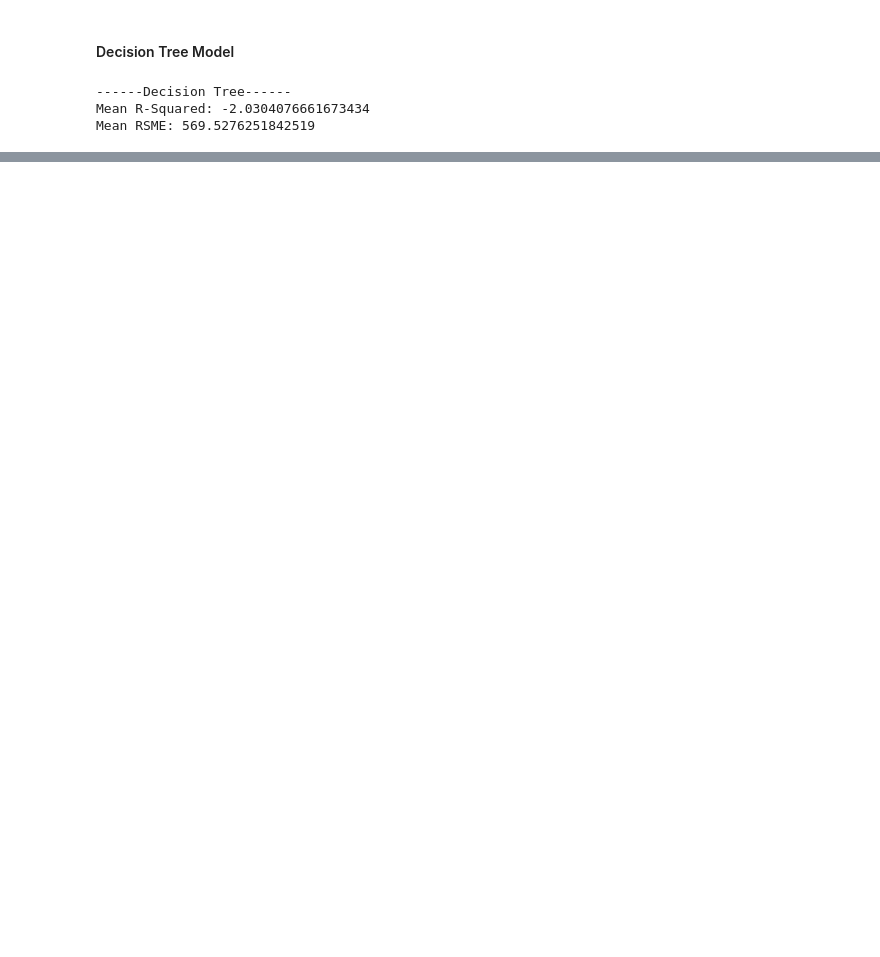
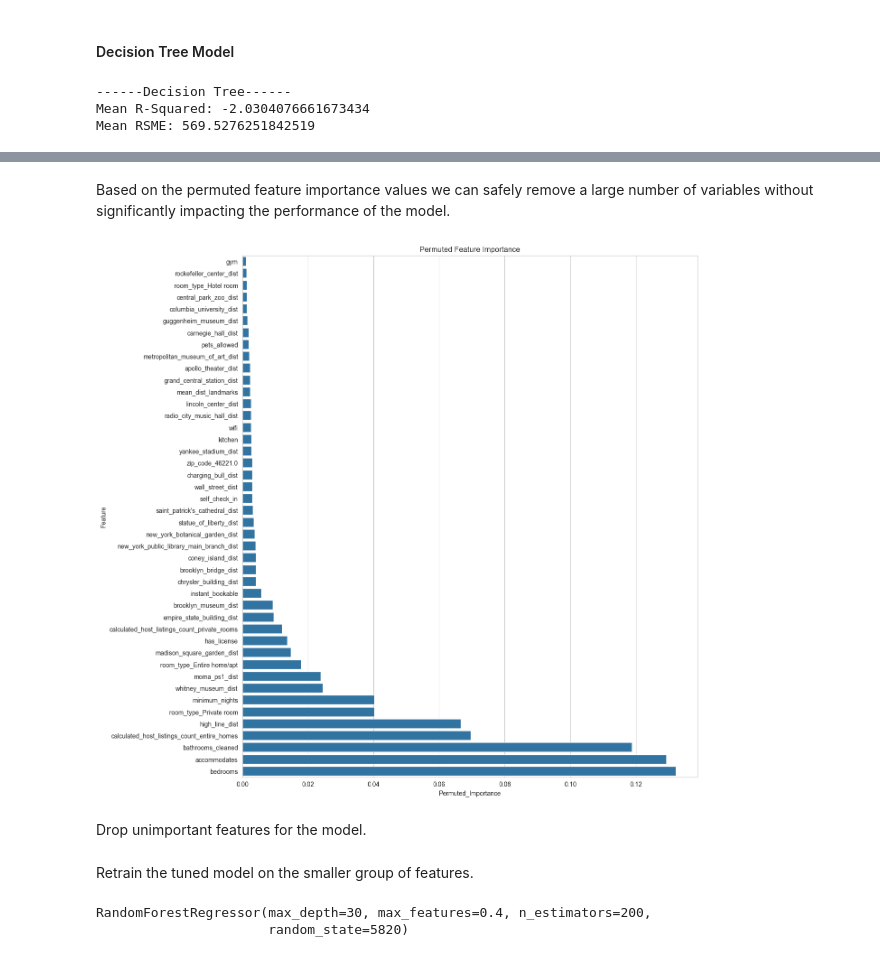
Before and after one commit to kmazurczyk/AirBnB-Price-Predictor, a Jupyter notebook: models/Airbnb_DTree_RForest.ipynb, the cells around one changed output, grey strips where cells are left out. Cells and saved outputs as stored; diff of their text form; code cells hidden in the pictures; blank space fills up the shorter version.

Commit message:
Updated random forest model and added documentation

```diff
--- a/models/Airbnb_DTree_RForest.ipynb
+++ b/models/Airbnb_DTree_RForest.ipynb
@@ -81,0 +166,3 @@ Mean RSME: 569.5276251842519
+# %%
+rForest2 = RandomForestRegressor(n_estimators=200,max_features=0.4,max_depth=30, random_state=5820)
+rForest2.fit(xTrain,yTrain)
@@ -81,0 +174,7 @@ Mean RSME: 569.5276251842519
+# %%
+perm_imp= \
+permutation_importance(estimator= rForest2,
+                       n_repeats= 10,
+                       random_state=5820,
+                       X= xTest,
+                       y= yTest)
@@ -81,0 +183,6 @@ Mean RSME: 569.5276251842519
+# %%
+pd.options.display.max_columns = None
+pd.options.display.max_rows = None
+feat_imp=list(zip(xTrain.columns, perm_imp.importances_mean))
+feat_imp.sort(key=lambda x: x[1], reverse=True)
+feat_imp
@@ -81,0 +207,16 @@ Mean RSME: 569.5276251842519
+# %% [markdown]
+Based on the permuted feature importance values we can safely remove a large number of variables without significantly impacting the performance of the model.
+# %%
+temp = pd.DataFrame(feat_imp, columns=['Feature','Permuted_Importance'])
+temp = temp[temp['Permuted_Importance']>= 0.001]
+temp.sort_values(by=['Permuted_Importance'],inplace=True)
+# %%
+fig = plt.figure(figsize=(13,15))
+sns.set_style('whitegrid')
+sns.barplot(data=temp, x='Permuted_Importance', y='Feature', orient='h')
+plt.title('Permuted Feature Importance')
+plt.show()
+# %% [output]
+[figure, added]
+# %% [markdown]
+Drop unimportant features for the model.
@@ -81,0 +243,8 @@ Mean RSME: 569.5276251842519
+# %% [markdown]
+Retrain the tuned model on the smaller group of features.
+# %%
+rforest3 = RandomForestRegressor(n_estimators=200,max_features=0.4,max_depth=30,random_state=5820)
+rforest3.fit(xTrain2,yTrain)
+# %% [output]
+RandomForestRegressor(max_depth=30, max_features=0.4, n_estimators=200,
+                      random_state=5820)
```
Also changed, not shown: parts of 43 cells of this notebook.
